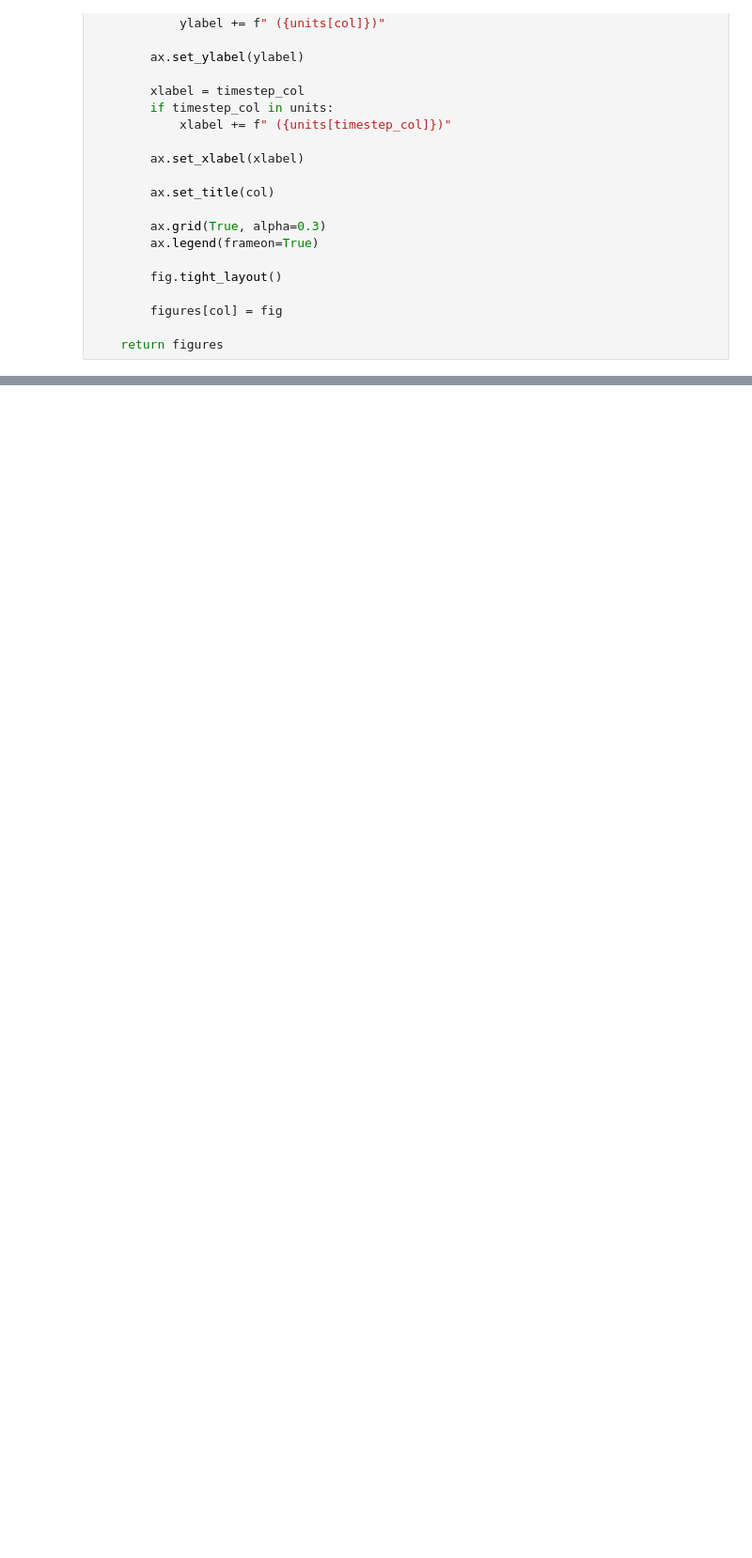
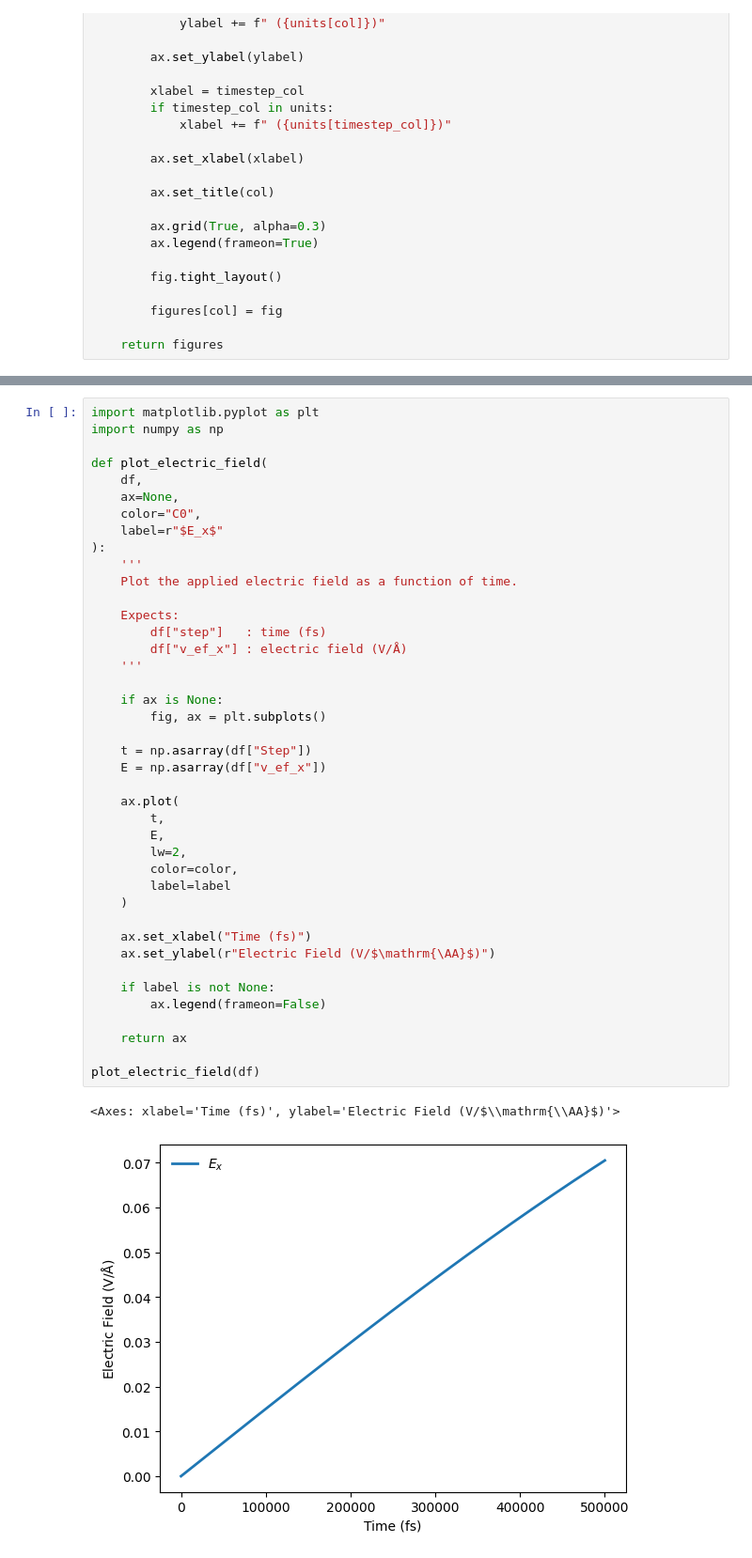
Before and after one commit to JovinRyan/MDToolkit, a Jupyter notebook: MDToolkit/log_file_analysis.ipynb, the cells around one changed output, grey strips where cells are left out. Shown at 94% size. Drawn from its saved outputs; the diff is of its cells as text; blank space fills up the shorter version.

```diff
--- a/MDToolkit/log_file_analysis.ipynb
+++ b/MDToolkit/log_file_analysis.ipynb
@@ -221,0 +223,44 @@ plt.show()
+# %%
+import matplotlib.pyplot as plt
+import numpy as np
+
+def plot_electric_field(
+    df,
+    ax=None,
+    color="C0",
+    label=r"$E_x$"
+):
+    '''
+    Plot the applied electric field as a function of time.
+
+    Expects:
+        df["step"]   : time (fs)
+        df["v_ef_x"] : electric field (V/Å)
+    '''
+
+    if ax is None:
+        fig, ax = plt.subplots()
+
+    t = np.asarray(df["Step"])
+    E = np.asarray(df["v_ef_x"])
+
+    ax.plot(
+        t,
+        E,
+        lw=2,
+        color=color,
+        label=label
+    )
+
+    ax.set_xlabel("Time (fs)")
+    ax.set_ylabel(r"Electric Field (V/$\mathrm{\AA}$)")
+
+    if label is not None:
+        ax.legend(frameon=False)
+
+    return ax
+
+plot_electric_field(df)
+# %% [output]
+<Axes: xlabel='Time (fs)', ylabel='Electric Field (V/$\\mathrm{\\AA}$)'>
+[figure, added]
```
Also changed, not shown: parts of 2 cells of this notebook, 7 other files.
